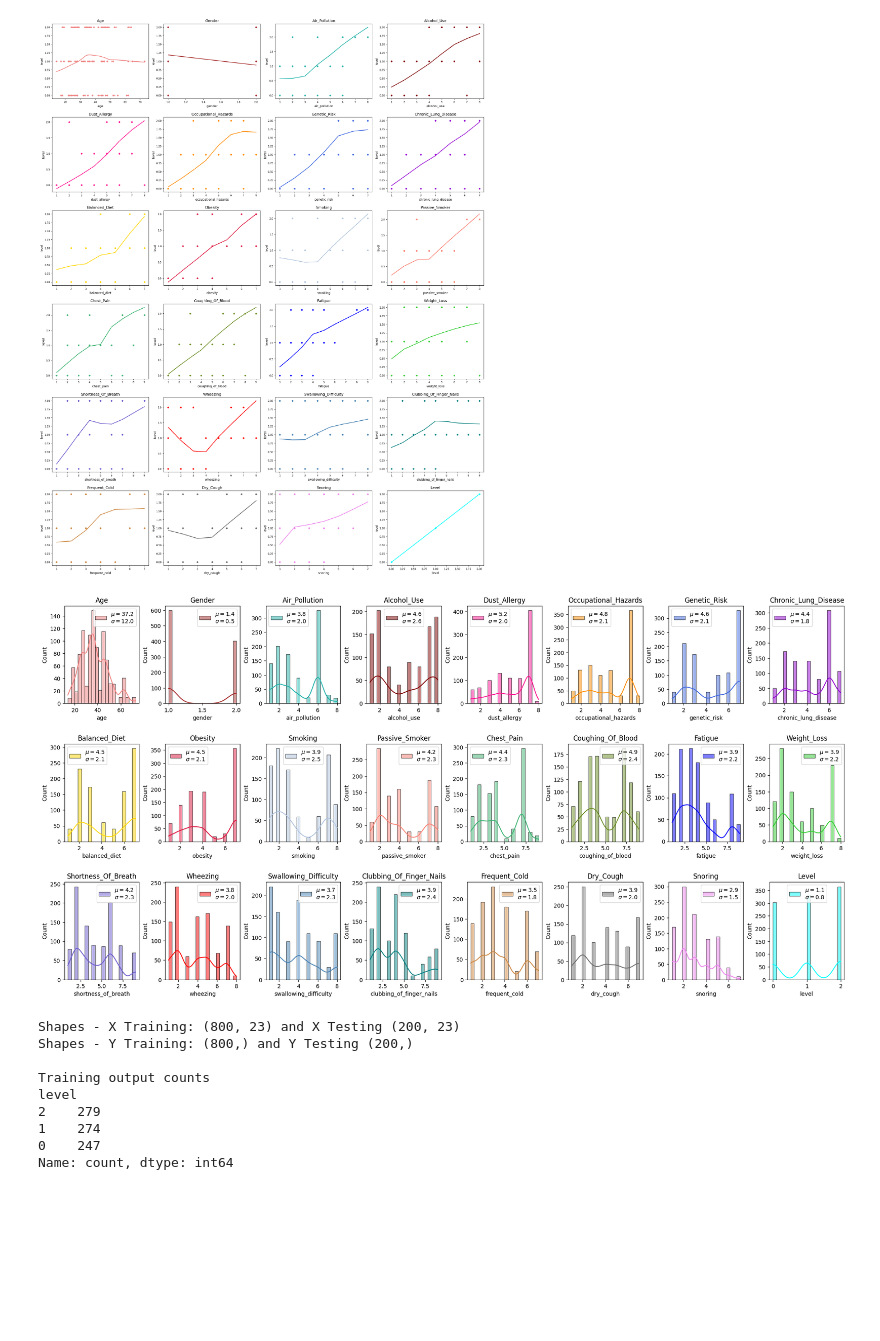
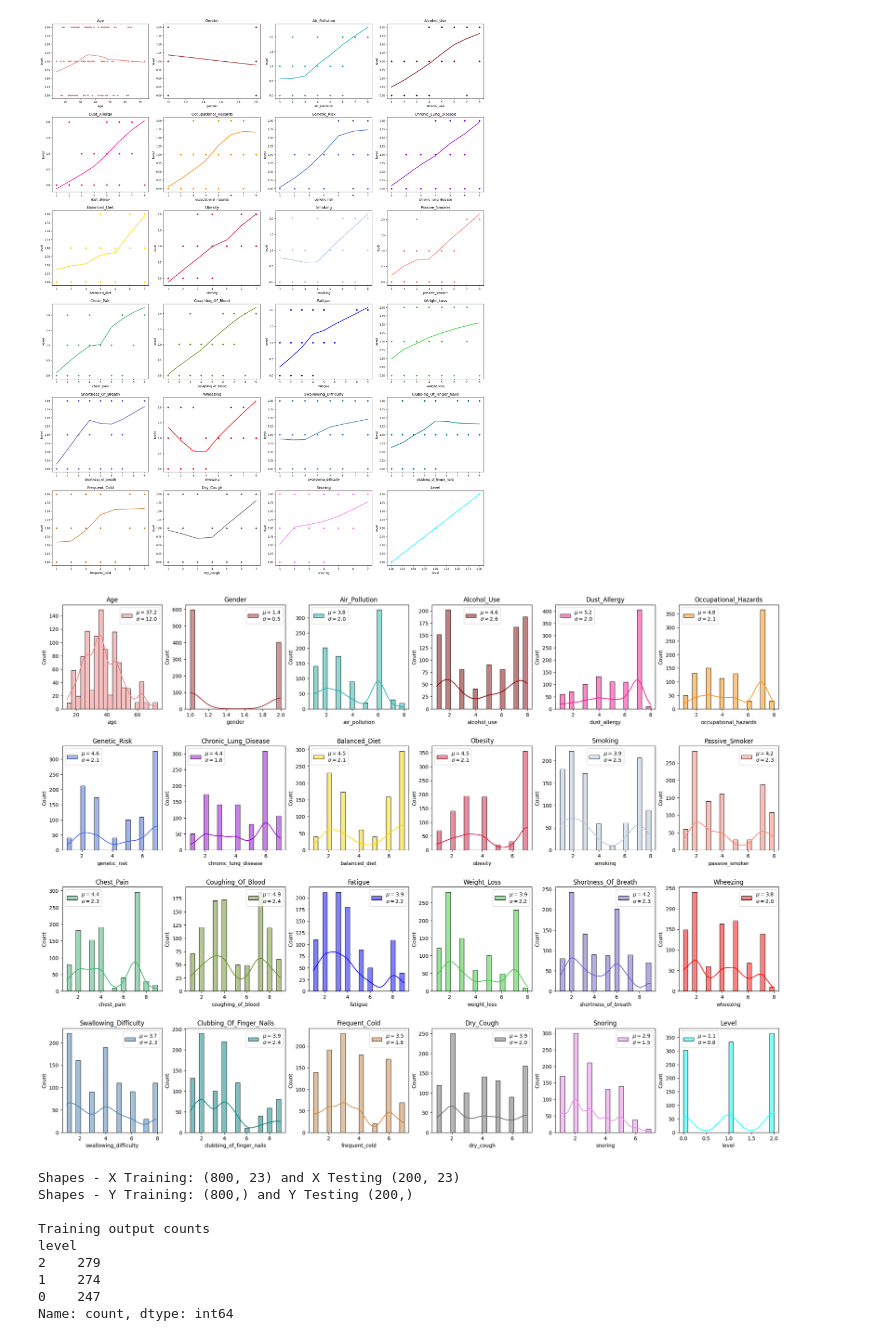
Before and after one commit to MUKTER8/MACHINE-LEARNING-PROGRAM, a Jupyter notebook: lung-cancer-prediction.ipynb, the cells around one changed output. Drawn from its saved outputs; the diff is of its cells as text; code cells hidden in the pictures; blank space fills up the shorter version.

```diff
--- a/lung-cancer-prediction.ipynb
+++ b/lung-cancer-prediction.ipynb
@@ -213,26 +213,26 @@ plt.show()
 # %% [output]
 [figure]
 # %%
-fig, ax = plt.subplots(ncols=8, nrows=3, figsize=(20, 10))
+fig, ax = plt.subplots(ncols=6, nrows=4, figsize=(20, 15))
 ax = ax.flatten()
 i = 0
 
 for k, v in df.items():
     mu, sigma = norm.fit(v)
     sns.histplot(v,
                  kde=True,
                  bins=20,
                  color=colors[i],
                  ax=ax[i],
                  label=f'$\mu={mu:.1f}$\n$\sigma={sigma:.1f}$')
     ax[i].set_title(f'{k.title()}')
     ax[i].legend()
     i += 1
 
 plt.tight_layout(pad=0.2, w_pad=0.2, h_pad=2.5)
 plt.show()
 # %% [output]
-[figure, old version]
+[figure, new version]
 # %%
 X_train, X_test, y_train, y_test = train_test_split(X, y, test_size=0.2, random_state=40)
 print(f'Shapes - X Training: {X_train.shape} and X Testing {X_test.shape}')
```
Also changed, not shown: parts of 7 cells of this notebook.
